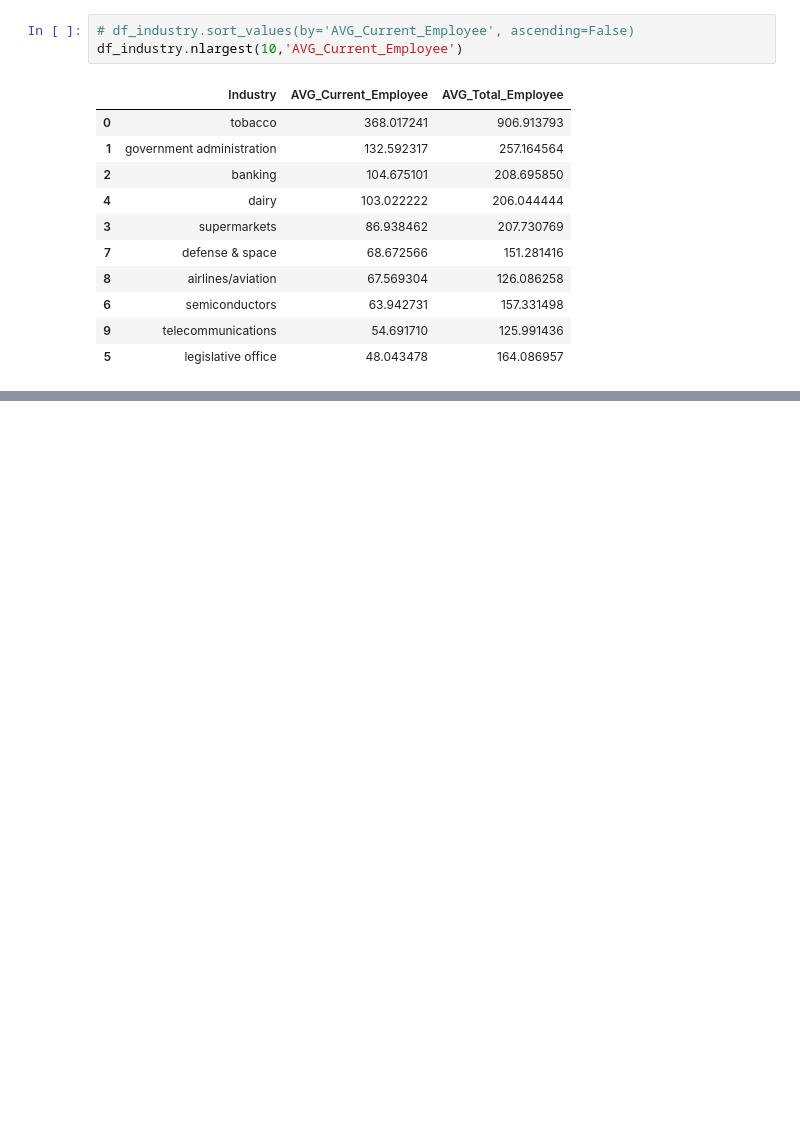
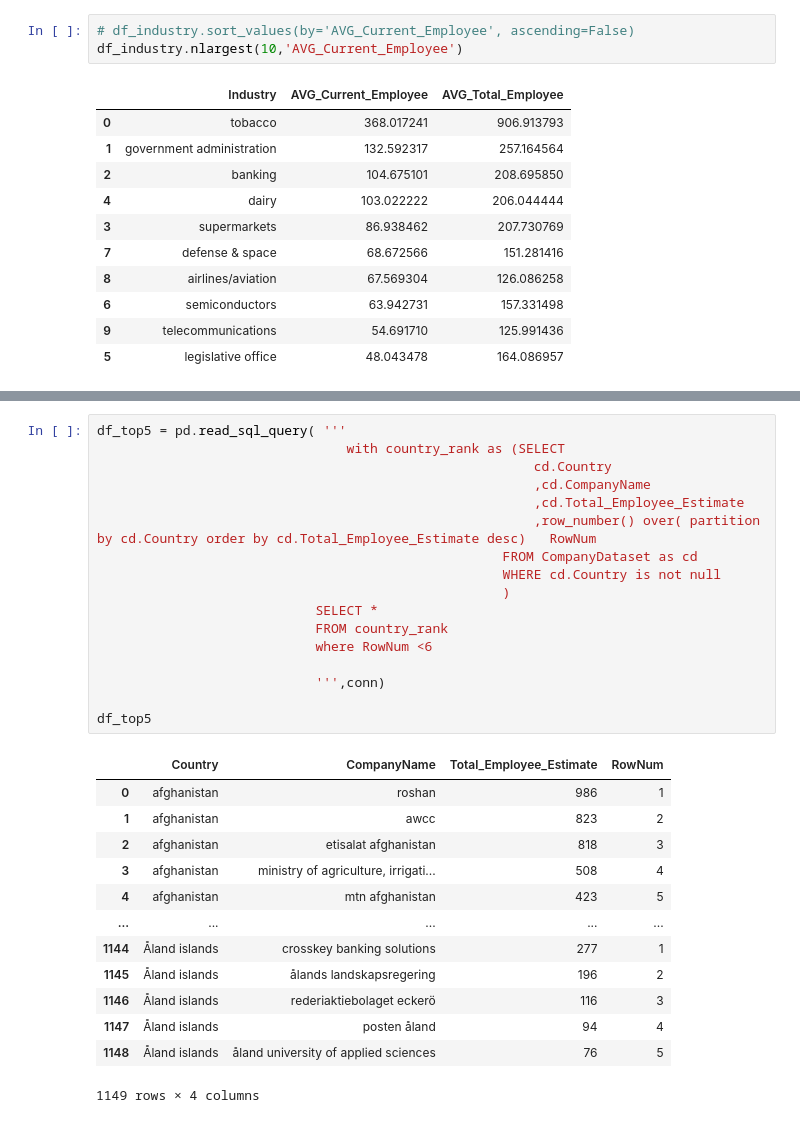
Before and after one commit to meganrashid/sqlite_to_analysis_app, a Jupyter notebook: data/database_check.ipynb, the cells around one changed output, grey strips where cells are left out. Saved outputs shown, nothing was run; the diff lists cells and outputs as text; blank space fills up the shorter version.

```diff
--- a/data/database_check.ipynb
+++ b/data/database_check.ipynb
@@ -275,0 +375,31 @@ df_industry.nlargest(10,'AVG_Current_Employee')
+# %%
+df_top5 = pd.read_sql_query( '''
+                                with country_rank as (SELECT
+                                                        cd.Country
+                                                        ,cd.CompanyName
+                                                        ,cd.Total_Employee_Estimate
+                                                        ,row_number() over( partition by cd.Country order by cd.Total_Employee_Estimate desc)   RowNum
+                                                    FROM CompanyDataset as cd
+                                                    WHERE cd.Country is not null
+                                                    )
+                            SELECT *
+                            FROM country_rank
+                            where RowNum <6
+
+                            ''',conn)
+
+df_top5
+# %% [output]
+|  | Country | CompanyName | Total_Employee_Estimate | RowNum |
+| 0 | afghanistan | roshan | 986 | 1 |
+| 1 | afghanistan | awcc | 823 | 2 |
+| 2 | afghanistan | etisalat afghanistan | 818 | 3 |
+| 3 | afghanistan | ministry of agriculture, irrigati... | 508 | 4 |
+| 4 | afghanistan | mtn afghanistan | 423 | 5 |
+| ... | ... | ... | ... | ... |
+| 1144 | Åland islands | crosskey banking solutions | 277 | 1 |
+| 1145 | Åland islands | ålands landskapsregering | 196 | 2 |
+| 1146 | Åland islands | rederiaktiebolaget eckerö | 116 | 3 |
+| 1147 | Åland islands | posten åland | 94 | 4 |
+| 1148 | Åland islands | åland university of applied sciences | 76 | 5 |
+1149 rows × 4 columns
```
Also changed, not shown: parts of 11 cells of this notebook.
